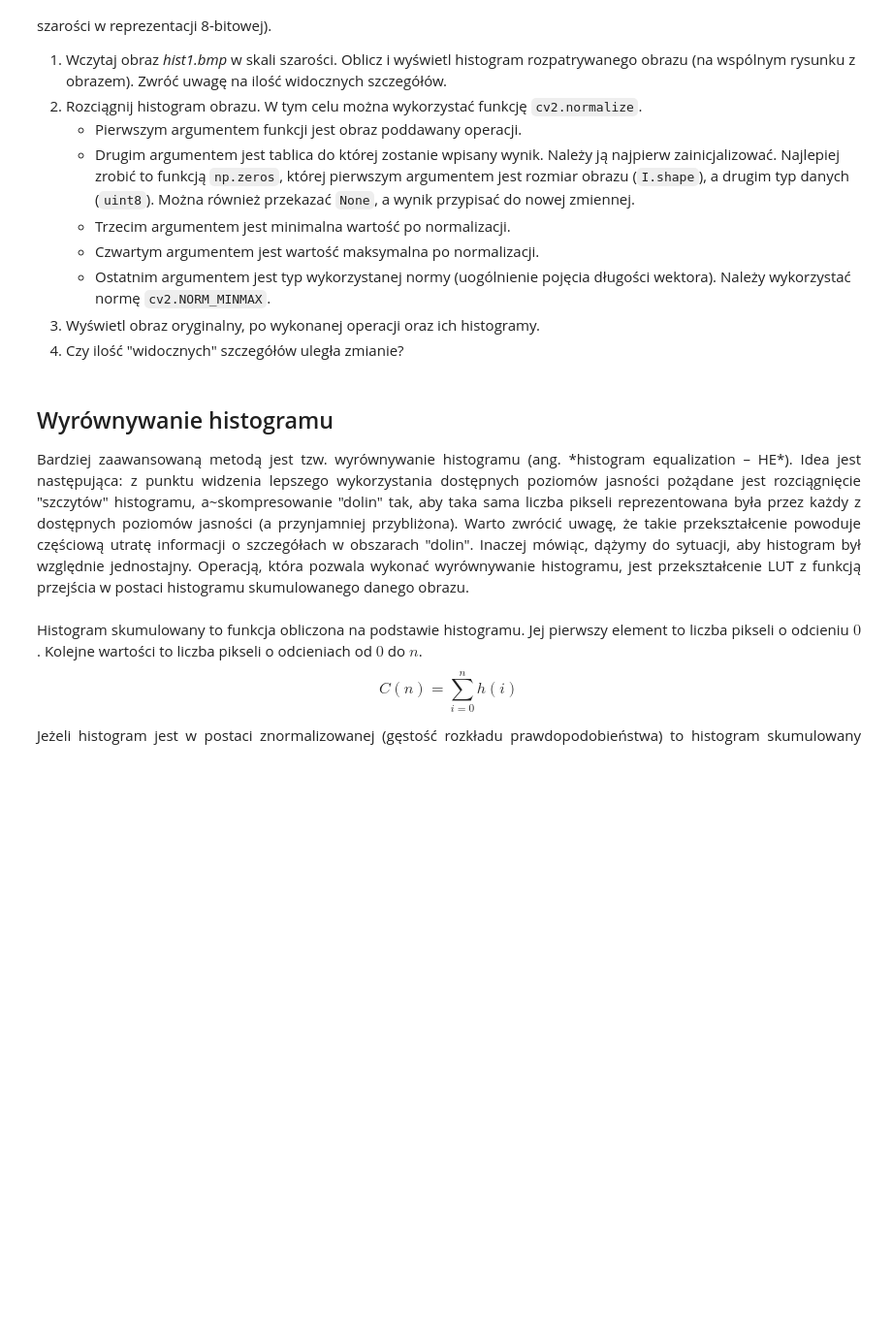
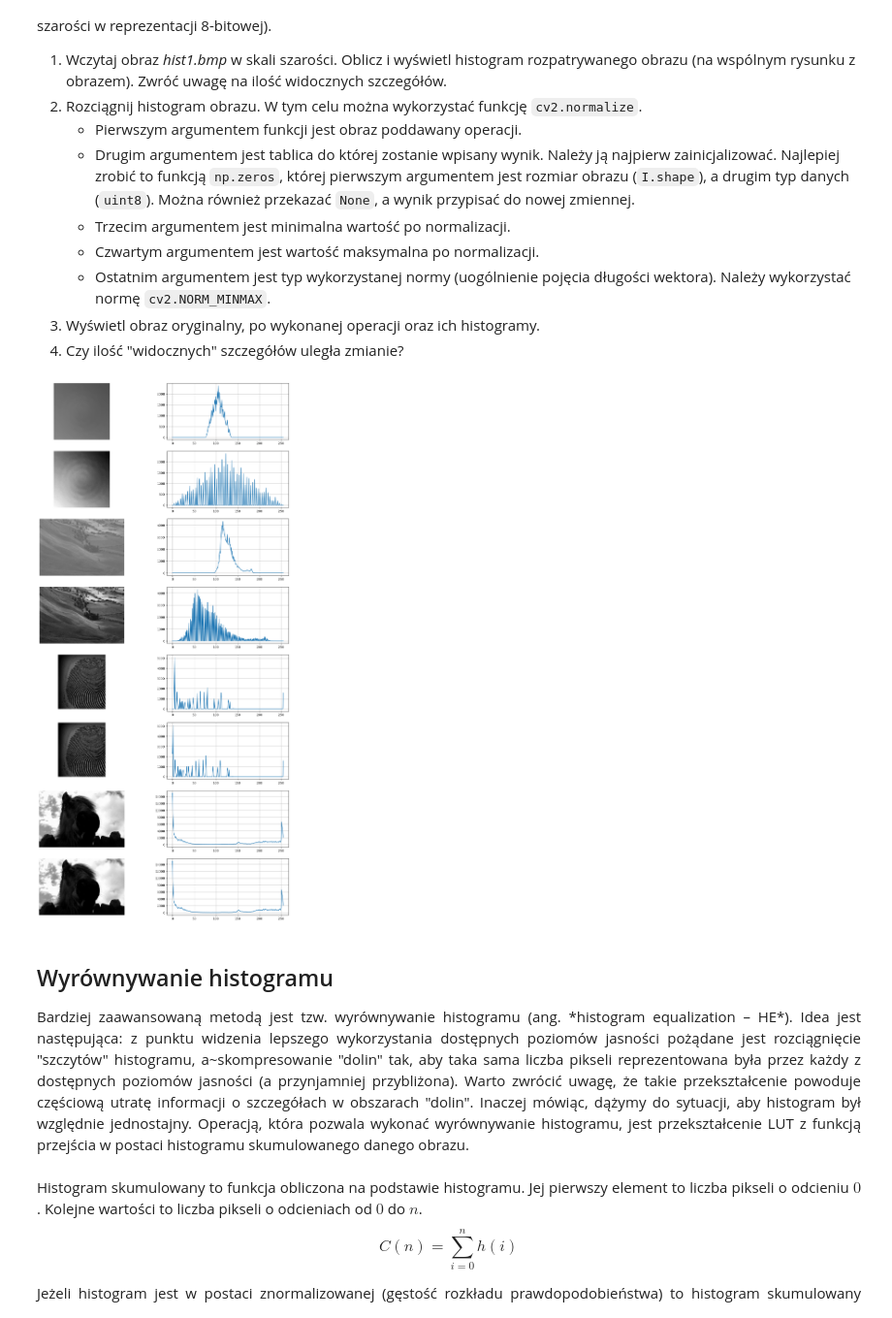
Before and after one commit to Szaroslav/introduction-to-digital-image-processing-agh-cs-course, a Jupyter notebook: lab3/lab3.ipynb, the cells around one changed output. Shown at 97% size. Cells and saved outputs as stored; diff of their text form; code cells hidden in the pictures; blank space fills up the shorter version.

Commit message:
[Laboratory 3] Normalize images

```diff
--- a/lab3/lab3.ipynb
+++ b/lab3/lab3.ipynb
@@ -152,6 +152,31 @@ filename = 'hist4.bmp'
 if not os.path.exists(filename) :
     r = requests.get(url + filename, allow_redirects=True)
     open(filename, 'wb').write(r.content)
+# %%
+fig, axs = plt.subplots(8, 2)
+fig.set_size_inches(16, 32)
+
+for i in range(4):
+  filename  = f"hist{i + 1}.bmp"
+  image     = cv2.imread(filename, cv2.IMREAD_GRAYSCALE)
+  histogram = cv2.calcHist([image], [0], None, [256], [0, 256])
+
+  axs[2 * i, 0].imshow(image, "gray", vmin=0, vmax=256)
+  axs[2 * i, 0].axis("off")
+  axs[2 * i, 1].plot(histogram)
+  axs[2 * i, 1].grid()
+
+  image_normalized     = cv2.normalize(image, None, 0, 255, cv2.NORM_MINMAX)
+  histogram_normalized = cv2.calcHist([image_normalized], [0], None, [256], [0, 256])
+
+  axs[2 * i + 1 , 0].imshow(image_normalized, "gray", vmin=0, vmax=256)
+  axs[2 * i + 1 , 0].axis("off")
+  axs[2 * i + 1 , 1].plot(histogram_normalized)
+  axs[2 * i + 1 , 1].grid()
+
+plt.show()
+# %% [output]
+[figure, added]
 # %% [markdown]
 ## Wyrównywanie histogramu
 
```
